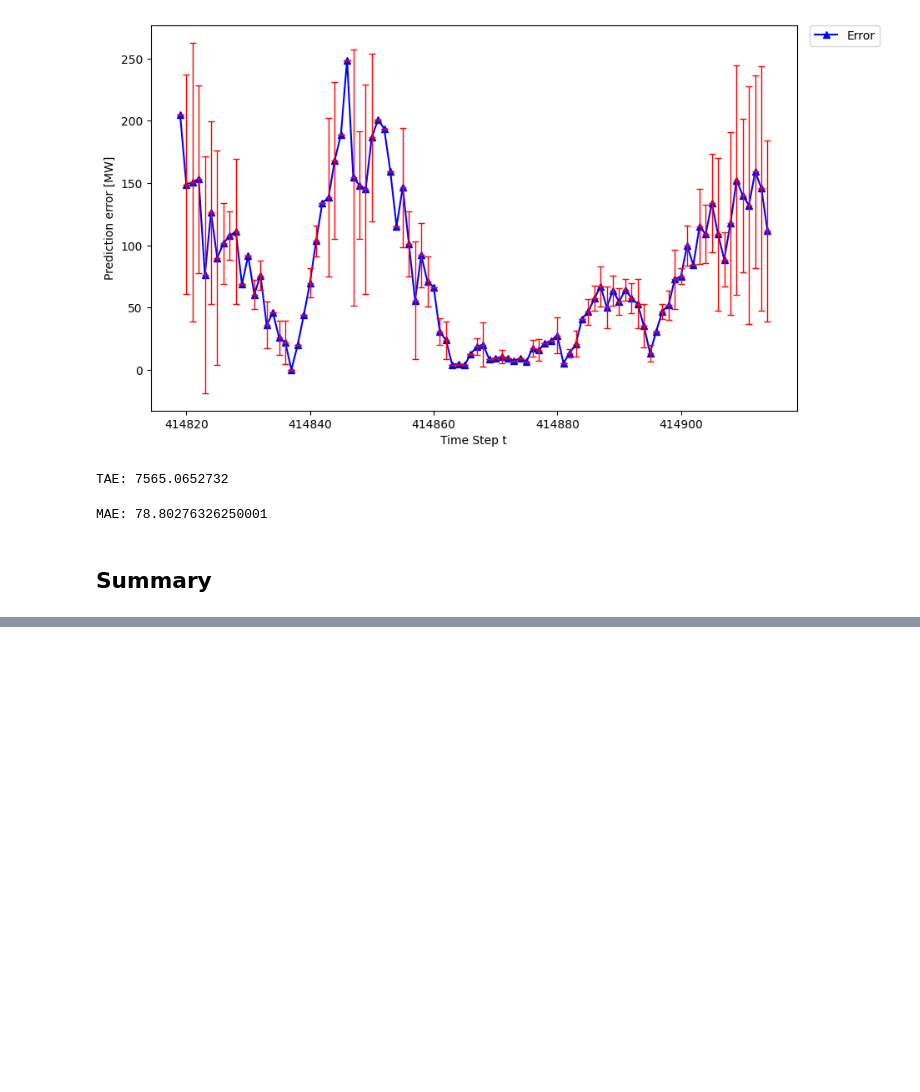
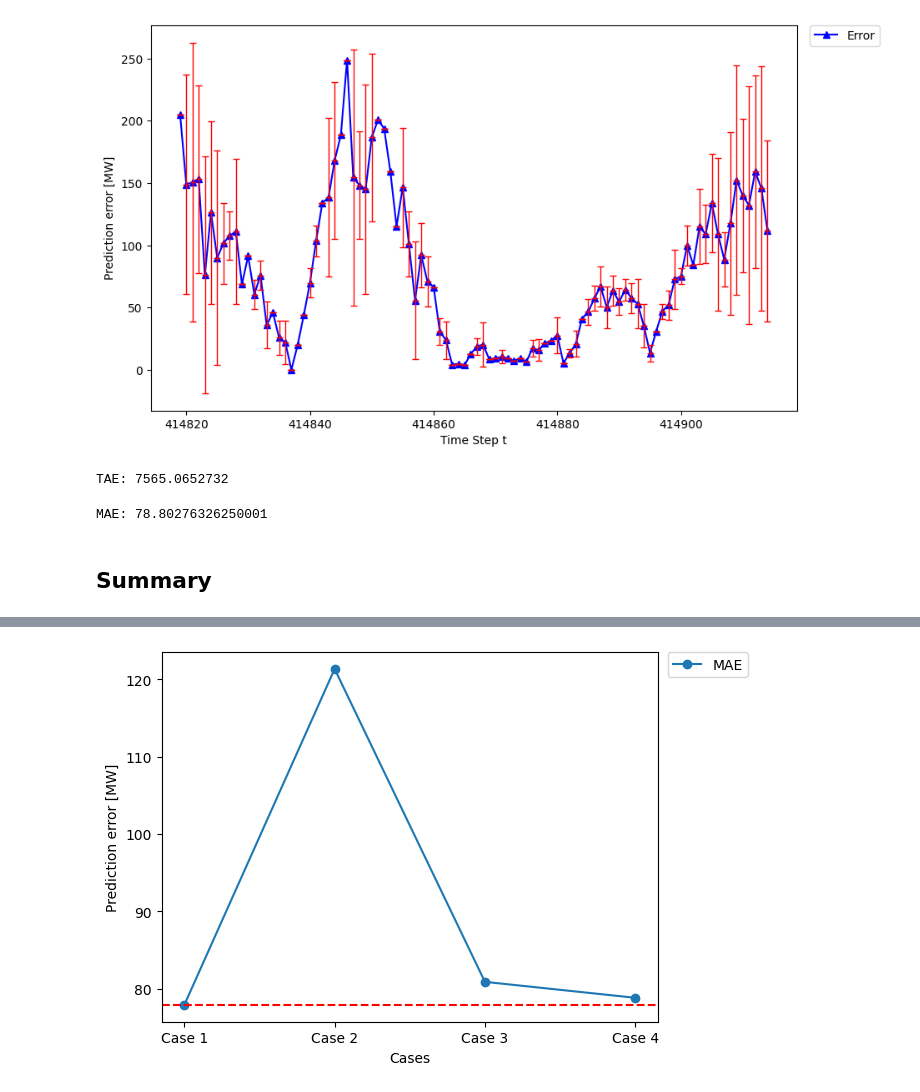
Before and after one commit to tyokyo320/time-series, a Jupyter notebook: utils/predict.ipynb, the cells around one changed output, grey strips where cells are left out. Drawn from its saved outputs; the diff is of its cells as text; code cells hidden in the pictures; blank space fills up the shorter version.

```diff
--- a/utils/predict.ipynb
+++ b/utils/predict.ipynb
@@ -444,8 +505,8 @@ print("TAE:", tae)
 # %% [output]
 TAE: 11648.339733
 # %%
-mae = calculate_mean_absolute_error(inf_error_abs_value)
-print("MAE:", mae)
+inf_mae = calculate_mean_absolute_error(inf_error_abs_value)
+print("MAE:", inf_mae)
 # %% [output]
 MAE: 121.33687221875
 # %%
@@ -545,8 +606,8 @@ print("TAE:", tae)
 # %% [output]
 TAE: 7763.057637800001
 # %%
-mae = calculate_mean_absolute_error(tenpercent_error_abs_value)
-print("MAE:", mae)
+tenpercent_mae = calculate_mean_absolute_error(tenpercent_error_abs_value)
+print("MAE:", tenpercent_mae)
 # %% [output]
 MAE: 80.86518372708333
 # %%
@@ -646,8 +707,8 @@ print("TAE:", tae)
 # %% [output]
 TAE: 7565.0652732
 # %%
-mae = calculate_mean_absolute_error(firstyear_error_abs_value)
-print("MAE:", mae)
+firstyear_mae = calculate_mean_absolute_error(firstyear_error_abs_value)
+print("MAE:", firstyear_mae)
 # %% [output]
 MAE: 78.80276326250001
 # %% [markdown]
@@ -674,0 +753,4 @@ plot_prediction_absolute_error_list_by_mean_std(error_abs_value_list, sampling_i
+# %%
+plot_mae_list(mae_list)
+# %% [output]
+[figure, added]
```
Also changed, not shown: parts of 18 cells of this notebook, 1 other file.
